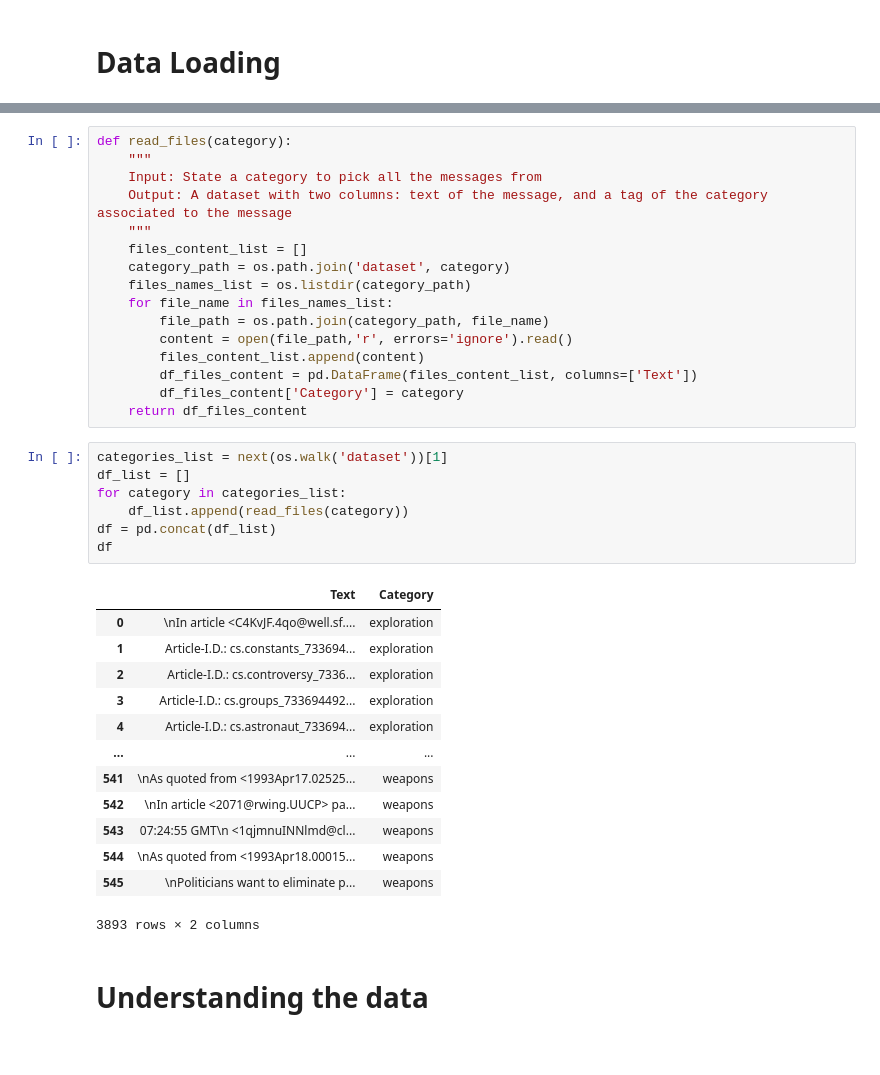
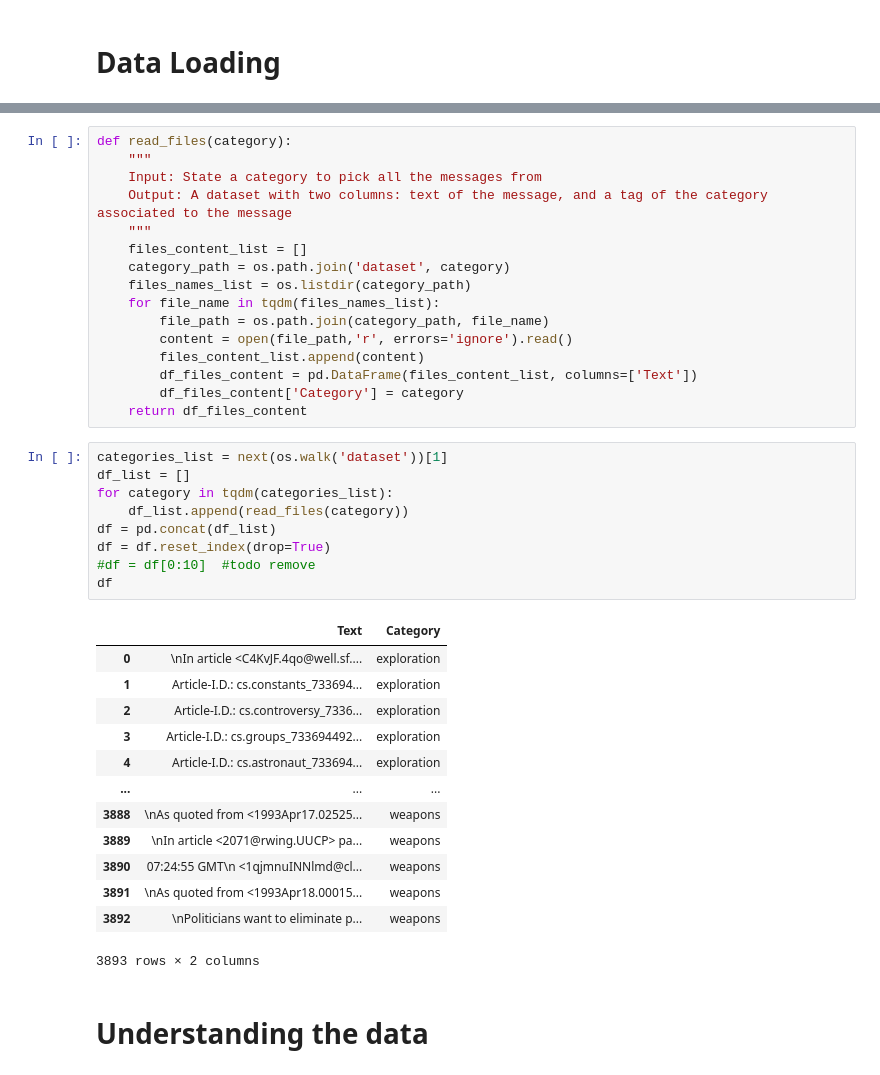
Before and after one commit to camorales197/Message_Classifier, a Jupyter notebook: classification.ipynb, the cells around one changed output, grey strips where cells are left out. Saved outputs shown, nothing was run; the diff lists cells and outputs as text.

```diff
--- a/classification.ipynb
+++ b/classification.ipynb
@@ -14,7 +27,7 @@ def read_files(category):
     files_content_list = []
     category_path = os.path.join('dataset', category)
     files_names_list = os.listdir(category_path)
-    for file_name in files_names_list:
+    for file_name in tqdm(files_names_list):
         file_path = os.path.join(category_path, file_name)
         content = open(file_path,'r', errors='ignore').read()
         files_content_list.append(content)
@@ -24,23 +37,25 @@ def read_files(category):
 # %%
 categories_list = next(os.walk('dataset'))[1]
 df_list = []
-for category in categories_list:
+for category in tqdm(categories_list):
     df_list.append(read_files(category))
 df = pd.concat(df_list)
+df = df.reset_index(drop=True)
+#df = df[0:10]  #todo remove
 df
 # %% [output]
 |  | Text | Category |
 | 0 | \nIn article <C4KvJF.4qo@well.sf.... | exploration |
 | 1 | Article-I.D.: cs.constants_733694... | exploration |
 | 2 | Article-I.D.: cs.controversy_7336... | exploration |
 | 3 | Article-I.D.: cs.groups_733694492... | exploration |
 | 4 | Article-I.D.: cs.astronaut_733694... | exploration |
 | ... | ... | ... |
-| 541 | \nAs quoted from <1993Apr17.02525... | weapons |
-| 542 | \nIn article <2071@rwing.UUCP> pa... | weapons |
-| 543 | 07:24:55 GMT\n <1qjmnuINNlmd@cl... | weapons |
-| 544 | \nAs quoted from <1993Apr18.00015... | weapons |
-| 545 | \nPoliticians want to eliminate p... | weapons |
+| 3888 | \nAs quoted from <1993Apr17.02525... | weapons |
+| 3889 | \nIn article <2071@rwing.UUCP> pa... | weapons |
+| 3890 | 07:24:55 GMT\n <1qjmnuINNlmd@cl... | weapons |
+| 3891 | \nAs quoted from <1993Apr18.00015... | weapons |
+| 3892 | \nPoliticians want to eliminate p... | weapons |
 3893 rows × 2 columns
 # %% [markdown]
 # Understanding the data
```
Also changed, not shown: parts of 21 cells of this notebook.
